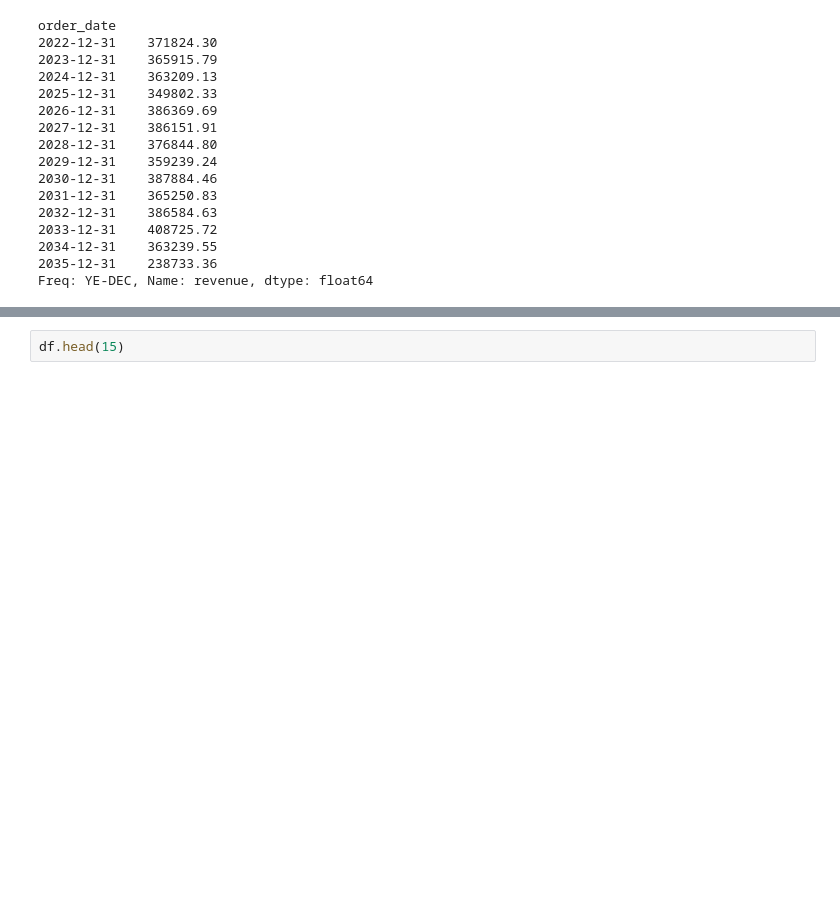
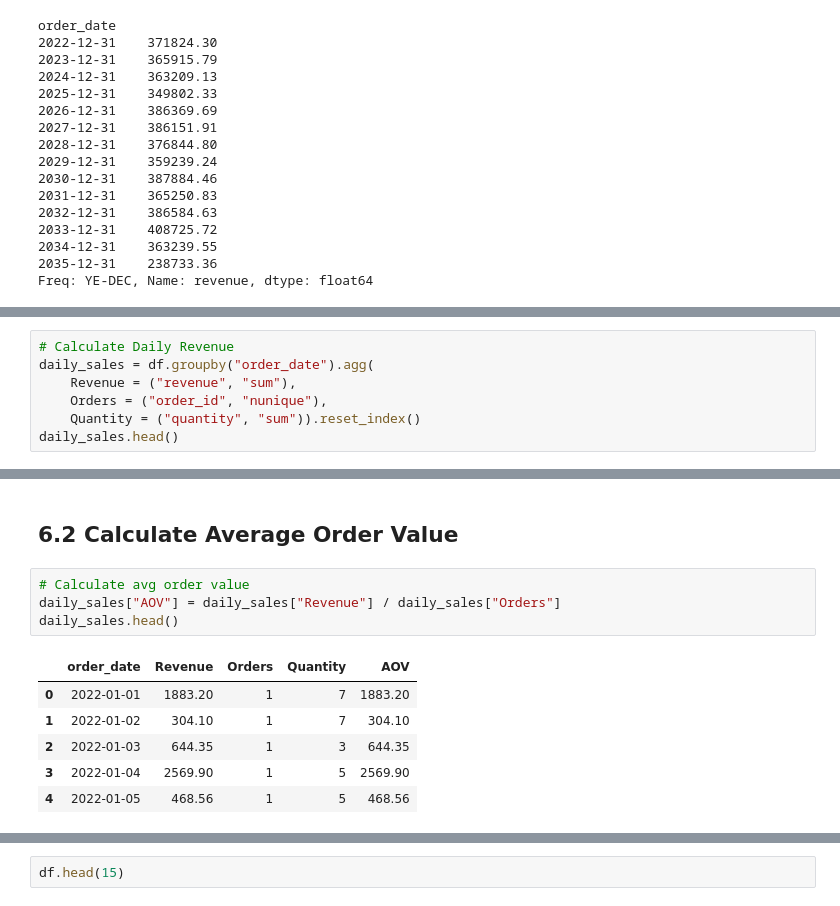
Before and after one commit to MuhaammadUsman/Agentic-AI, a Jupyter notebook: module_02_data_science/66_datetime_and_time_series_data.ipynb, the cells around one changed output, grey strips where cells are left out. Saved outputs shown, nothing was run; the diff lists cells and outputs as text; blank space fills up the shorter version.

```diff
--- a/module_02_data_science/66_datetime_and_time_series_data.ipynb
+++ b/module_02_data_science/66_datetime_and_time_series_data.ipynb
@@ -220,0 +224,7 @@ Freq: YE-DEC, Name: revenue, dtype: float64
+# %%
+# Calculate Daily Revenue
+daily_sales = df.groupby("order_date").agg(
+    Revenue = ("revenue", "sum"),
+    Orders = ("order_id", "nunique"),
+    Quantity = ("quantity", "sum")).reset_index()
+daily_sales.head()
@@ -220,0 +238,13 @@ Freq: YE-DEC, Name: revenue, dtype: float64
+# %% [markdown]
+## 6.2 Calculate Average Order Value
+# %%
+# Calculate avg order value
+daily_sales["AOV"] = daily_sales["Revenue"] / daily_sales["Orders"]
+daily_sales.head()
+# %% [output]
+|  | order_date | Revenue | Orders | Quantity | AOV |
+| 0 | 2022-01-01 | 1883.20 | 1 | 7 | 1883.20 |
+| 1 | 2022-01-02 | 304.10 | 1 | 7 | 304.10 |
+| 2 | 2022-01-03 | 644.35 | 1 | 3 | 644.35 |
+| 3 | 2022-01-04 | 2569.90 | 1 | 5 | 2569.90 |
+| 4 | 2022-01-05 | 468.56 | 1 | 5 | 468.56 |
```
Also changed, not shown: parts of 12 cells of this notebook.
